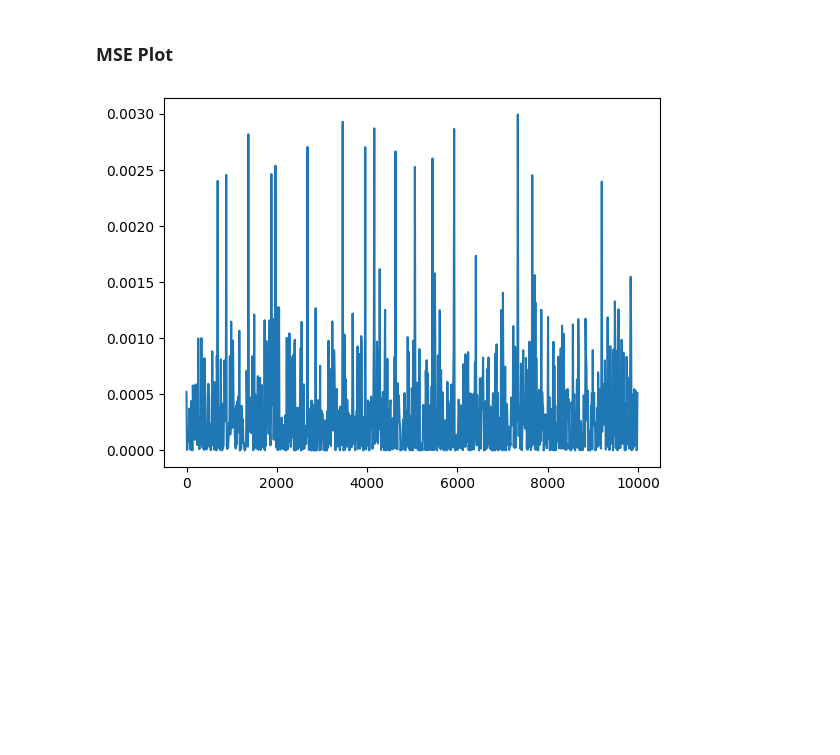
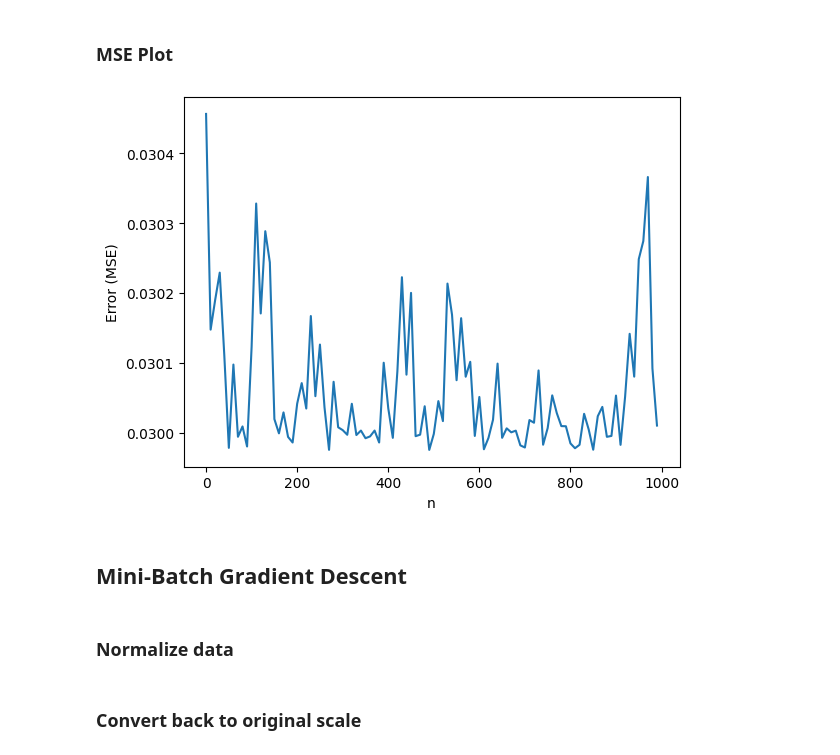
Before and after one commit to Mwdymmd/batch-vs-sgd, a Jupyter notebook: batch.ipynb, the cells around one changed output. Cells and saved outputs as stored; diff of their text form; code cells hidden in the pictures; blank space fills up the shorter version.

Commit message:
implement Mini-Batch Gradient Descent

```diff
--- a/batch.ipynb
+++ b/batch.ipynb
@@ -183,7 +170,7 @@ theta_1 = 1
 n_sample = len(data)
 learning_rate = 0.01
 
-epochs = 100
+epochs = 10
 
 mse_record = []
 
@@ -193,8 +180,6 @@ for epoch in range(epochs):
     items = np.column_stack((x_norm, y_norm)).tolist()
 
     while len(items) != 0:
-        print(theta_0, theta_1)
-
         idx = random.randint(0, len(items) - 1)
         x_data, y_data = items.pop(idx)
 
@@ -207,6 +192,7 @@ for epoch in range(epochs):
         theta_1 -= learning_rate * grad_1
 
         if record_idx % 10 == 0:
-            mse = (1/(2 * n_sample)) * ((y_pred - y_data) ** 2)
+            y_pred_all = theta_0 + theta_1 * x_norm
+            mse = (1/(2 * n_sample)) * np.sum((y_pred_all - y_norm) ** 2)
             mse_record.append((record_idx, mse))
         record_idx += 1
@@ -246,6 +225,12 @@ for t in mse_record:
     y_mse.append(t[1])
 # %%
 plt.plot(x_mse, y_mse)
+plt.xlabel("n")
+plt.ylabel("Error (MSE)")
 plt.show()
 # %% [output]
-[figure, old version]
+[figure, new version]
+# %% [markdown]
+## Mini-Batch Gradient Descent
+# %% [markdown]
+### Normalize data
@@ -251,0 +290,2 @@ plt.show()
+# %% [markdown]
+### Convert back to original scale
```
Also changed, not shown: parts of 23 cells of this notebook.
